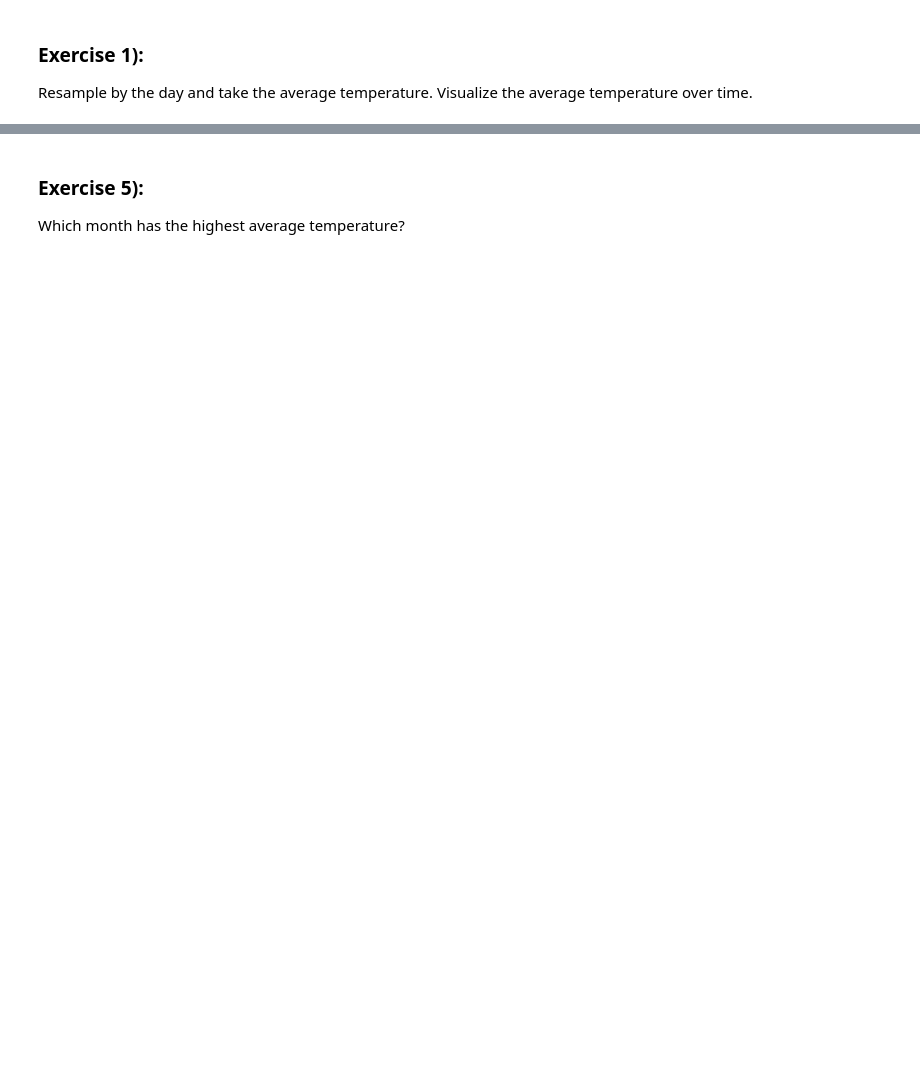
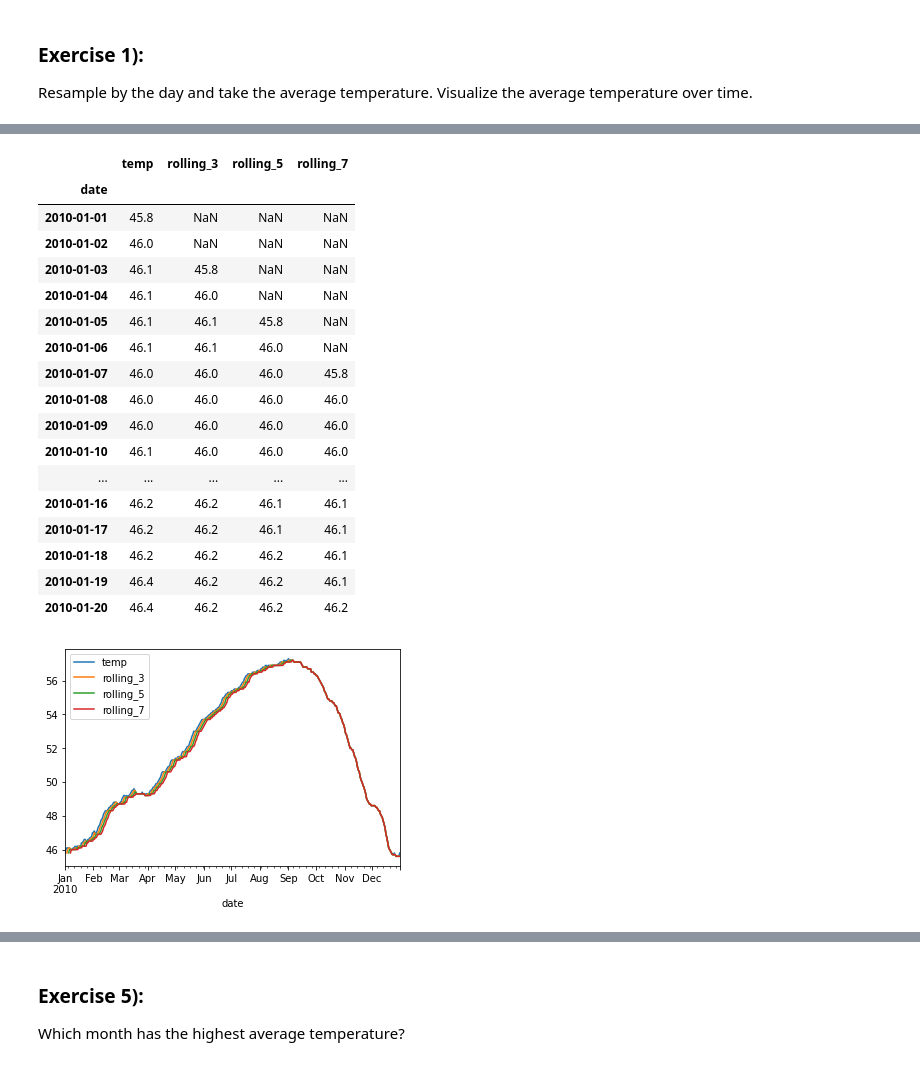
Before and after one commit to jeneyring/time-series-exercises, a Jupyter notebook: working_with_time_series_exercises.ipynb, the cells around one changed output, grey strips where cells are left out. Cells and saved outputs as stored; diff of their text form; code cells hidden in the pictures; blank space fills up the shorter version.

```diff
--- a/working_with_time_series_exercises.ipynb
+++ b/working_with_time_series_exercises.ipynb
@@ -41,0 +34,28 @@ df = df.resample('D', on='date').mean()
+# %%
+rolling_df = df.resample('D').min().assign(
+    rolling_3=lambda df: df.temp.rolling(3).min(),
+    rolling_5=lambda df: df.temp.rolling(5).min(),
+    rolling_7=lambda df: df.temp.rolling(7).min(),
+)
+rolling_df.plot()
+rolling_df.head(20)
+# %% [output]
+|  | temp | rolling_3 | rolling_5 | rolling_7 |
+| date |  |  |  |  |
+| 2010-01-01 | 45.8 | NaN | NaN | NaN |
+| 2010-01-02 | 46.0 | NaN | NaN | NaN |
+| 2010-01-03 | 46.1 | 45.8 | NaN | NaN |
+| 2010-01-04 | 46.1 | 46.0 | NaN | NaN |
+| 2010-01-05 | 46.1 | 46.1 | 45.8 | NaN |
+| 2010-01-06 | 46.1 | 46.1 | 46.0 | NaN |
+| 2010-01-07 | 46.0 | 46.0 | 46.0 | 45.8 |
+| 2010-01-08 | 46.0 | 46.0 | 46.0 | 46.0 |
+| 2010-01-09 | 46.0 | 46.0 | 46.0 | 46.0 |
+| 2010-01-10 | 46.1 | 46.0 | 46.0 | 46.0 |
+| ... | ... | ... | ... | ... |
+| 2010-01-16 | 46.2 | 46.2 | 46.1 | 46.1 |
+| 2010-01-17 | 46.2 | 46.2 | 46.1 | 46.1 |
+| 2010-01-18 | 46.2 | 46.2 | 46.2 | 46.1 |
+| 2010-01-19 | 46.4 | 46.2 | 46.2 | 46.1 |
+| 2010-01-20 | 46.4 | 46.2 | 46.2 | 46.2 |
+[figure, added]
```
Also changed, not shown: parts of 75 cells of this notebook.
